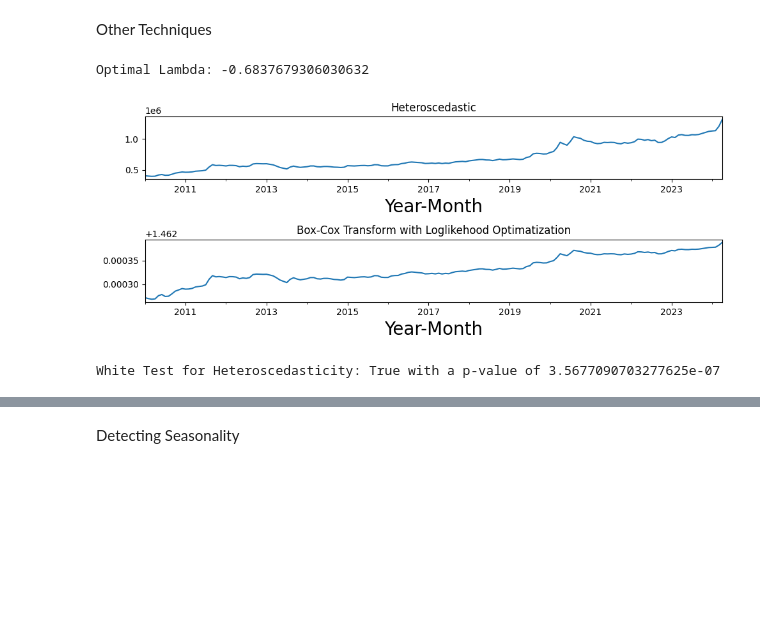
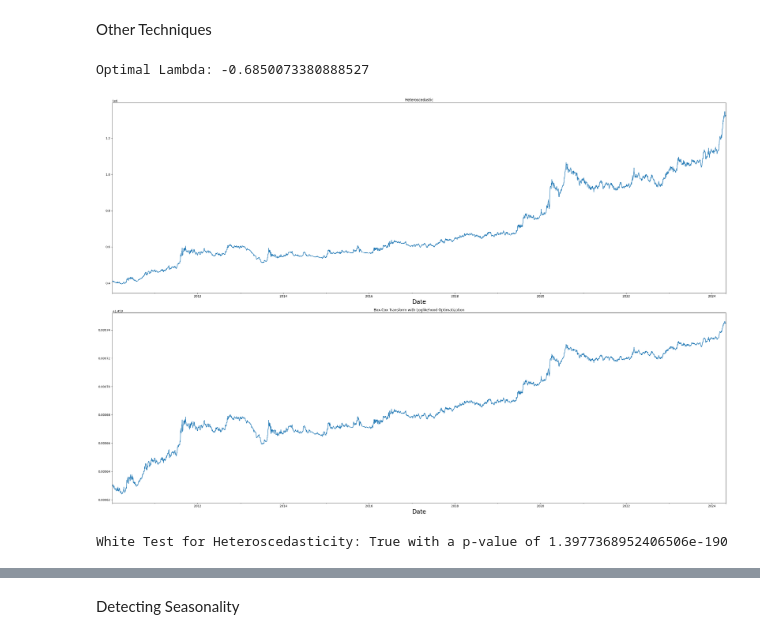
Before and after one commit to fahmiam2/antam-gold-forecasting, a Jupyter notebook: exploratory-data-analysis/notebooks/NB2_Initial_Exploration_Daily.ipynb, the cells around one changed output, grey strips where cells are left out. Cells and saved outputs as stored; diff of their text form; code cells hidden in the pictures; blank space fills up the shorter version.

Commit message:
Updating EDA Daily

```diff
--- a/exploratory-data-analysis/notebooks/NB2_Initial_Exploration_Daily.ipynb
+++ b/exploratory-data-analysis/notebooks/NB2_Initial_Exploration_Daily.ipynb
@@ -67,0 +252,14 @@ data2.tail()
+# %%
+# Reindex the DataFrame to include all dates in the desired range
+daily_full_index = pd.date_range(start=ts.index.min(), end=ts.index.max(), freq='D')
+daily_reindexed = ts.reindex(ts_full_index)
+
+# Fill missing values with the previous date's gold price value
+daily = daily_reindexed.fillna(method='ffill')
+# Reset the index and restore the 'Date' column
+daily.reset_index(inplace=True)
+daily.rename(columns={'index': 'Date'}, inplace=True)
+
+# Print the DataFrame with missing dates filled
+print("Gold prices with missing dates filled:")
+daily
@@ -180,8 +328,12 @@ plt.show()
 # %%
 # lets create time series from goldprice
-timeSeries = data2.loc[:, ["Date","Gold Price"]]
+
+timeSeries = daily.loc[:, ["Date","Gold Price"]]
+timeSeries['Date'] = pd.to_datetime(timeSeries['Date'])  # Convert 'Date' column to datetime if it's not already
 timeSeries.index = timeSeries['Date']
 ts = timeSeries.drop("Date",axis=1)
+
+# Now 'ts' should have a DateTimeIndex
 ts.tail()
 # %% [output]
 |  | Gold Price |
@@ -257,21 +427,21 @@ Other Techniques
 # %%
 #shifting the series into positive domain
 boxcox_transformer = BoxCoxTransformer(add_one=True, optimization="loglikelihood")
-y_boxcox_loglikelihood = boxcox_transformer.fit_transform(ts["Average Gold Price"])
+y_boxcox_loglikelihood = boxcox_transformer.fit_transform(ts["Gold Price"])
 print(f"Optimal Lambda: {boxcox_transformer.boxcox_lambda}")
 
 fig, axs = plt.subplots(2)
-ts["Average Gold Price"].plot(title="Heteroscedastic",ax=axs[0])
+ts["Gold Price"].plot(title="Heteroscedastic",ax=axs[0])
 y_boxcox_loglikelihood.plot(title="Box-Cox Transform with Loglikehood Optimatization",ax=axs[1])
 plt.tight_layout()
 plt.show()
 
 hetero_res = check_heteroscedastisticity(y_boxcox_loglikelihood, confidence=0.05)
 # mann_kendall_res = check_trend(y_diff, confidence=0.05, mann_kendall=True)
 print(f"White Test for Heteroscedasticity: {hetero_res.heteroscedastic} with a p-value of {hetero_res.lm_p_value}")
 # %% [output]
-Optimal Lambda: -0.6837679306030632
+Optimal Lambda: -0.6850073380888527
-[figure, old version]
+[figure, new version]
-White Test for Heteroscedasticity: True with a p-value of 3.5677090703277625e-07
+White Test for Heteroscedasticity: True with a p-value of 1.3977368952406506e-190
 # %%
 #Arbritarily divided the data into sub-series of length 12
```
Also changed, not shown: parts of 37 cells of this notebook.
